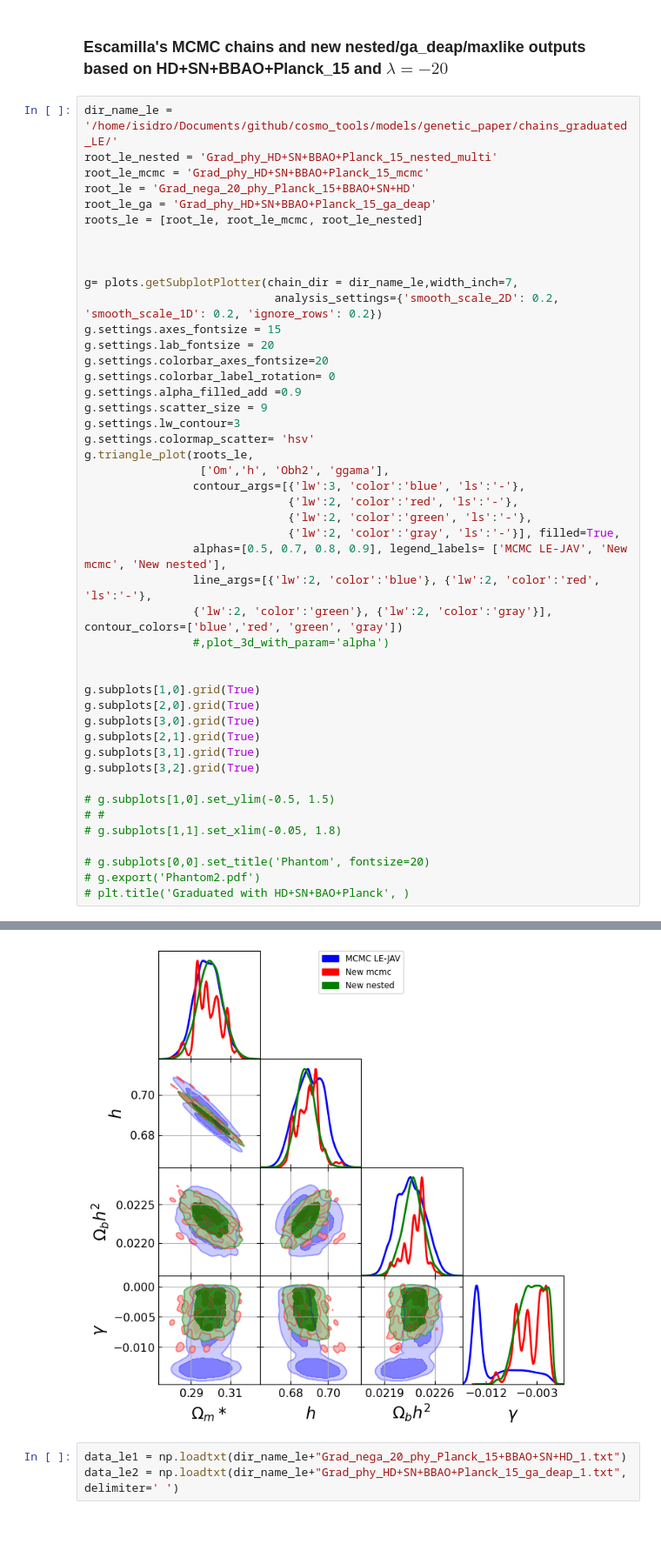
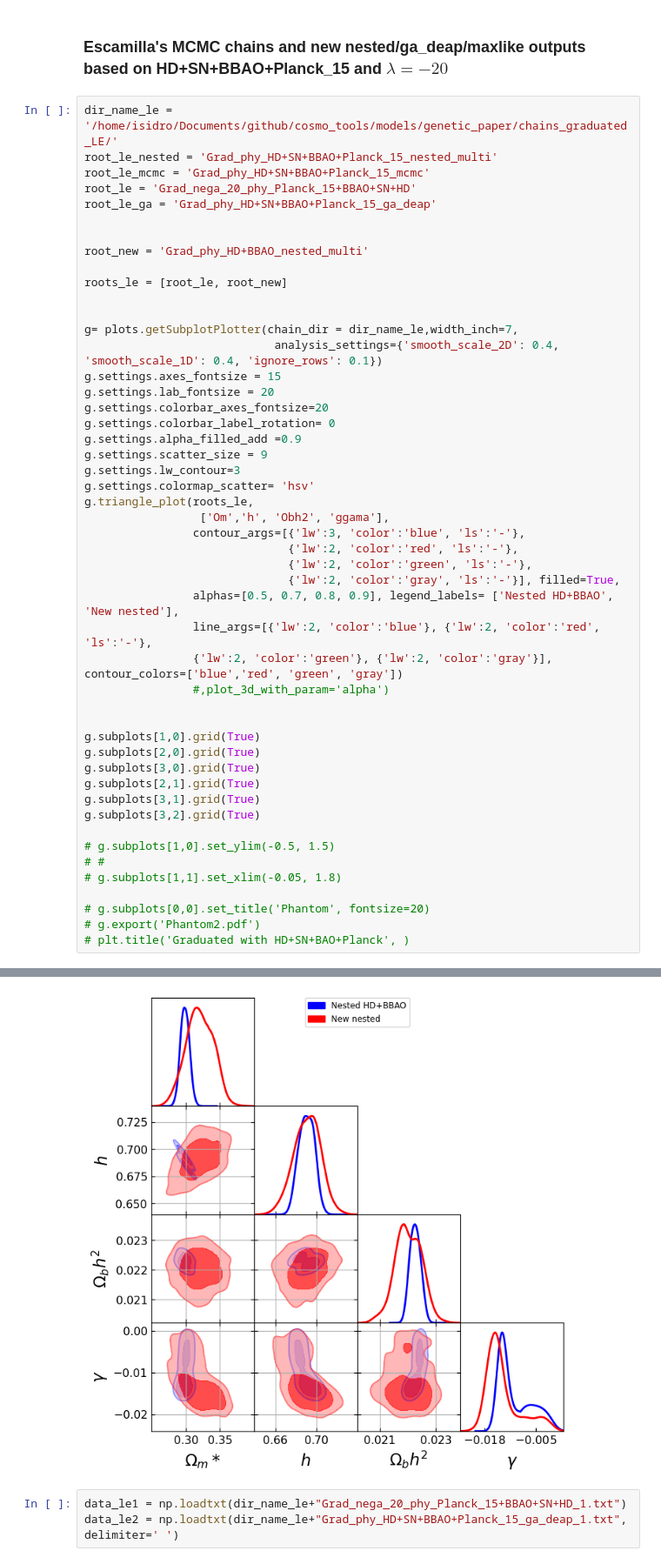
Before and after one commit to igomezv/cosmo_tools, a Jupyter notebook: models/genetic_paper/plots.ipynb, the cells around one changed output, grey strips where cells are left out. Shown at 87% size. Saved outputs shown, nothing was run; the diff lists cells and outputs as text; blank space fills up the shorter version.

```diff
--- a/models/genetic_paper/plots.ipynb
+++ b/models/genetic_paper/plots.ipynb
@@ -785,12 +785,15 @@ root_le_nested = 'Grad_phy_HD+SN+BBAO+Planck_15_nested_multi'
 root_le_mcmc = 'Grad_phy_HD+SN+BBAO+Planck_15_mcmc'
 root_le = 'Grad_nega_20_phy_Planck_15+BBAO+SN+HD'
 root_le_ga = 'Grad_phy_HD+SN+BBAO+Planck_15_ga_deap'
-roots_le = [root_le, root_le_mcmc, root_le_nested]
 
+
+root_new = 'Grad_phy_HD+BBAO_nested_multi'
+
+roots_le = [root_le, root_new]
 
 
 g= plots.getSubplotPlotter(chain_dir = dir_name_le,width_inch=7,
-                            analysis_settings={'smooth_scale_2D': 0.2, 'smooth_scale_1D': 0.2, 'ignore_rows': 0.2})
+                            analysis_settings={'smooth_scale_2D': 0.4, 'smooth_scale_1D': 0.4, 'ignore_rows': 0.1})
 g.settings.axes_fontsize = 15
 g.settings.lab_fontsize = 20
 g.settings.colorbar_axes_fontsize=20
@@ -805,7 +808,7 @@ g.triangle_plot(roots_le,
                               {'lw':2, 'color':'red', 'ls':'-'},
                               {'lw':2, 'color':'green', 'ls':'-'},
                               {'lw':2, 'color':'gray', 'ls':'-'}], filled=True,
-                alphas=[0.5, 0.7, 0.8, 0.9], legend_labels= ['MCMC LE-JAV', 'New mcmc', 'New nested'],
+                alphas=[0.5, 0.7, 0.8, 0.9], legend_labels= ['Nested HD+BBAO', 'New nested'],
                 line_args=[{'lw':2, 'color':'blue'}, {'lw':2, 'color':'red', 'ls':'-'},
                 {'lw':2, 'color':'green'}, {'lw':2, 'color':'gray'}], contour_colors=['blue','red', 'green', 'gray'])
                 #,plot_3d_with_param='alpha')
@@ -831,4 +832,4 @@ Removed 0.2 as burn in
-[figure, old version]
+[figure, new version]
 # %%
 data_le1 = np.loadtxt(dir_name_le+"Grad_nega_20_phy_Planck_15+BBAO+SN+HD_1.txt")
 data_le2 = np.loadtxt(dir_name_le+"Grad_phy_HD+SN+BBAO+Planck_15_ga_deap_1.txt", delimiter=' ')
```
Also changed, not shown: parts of 7 cells of this notebook, 6 other files.
